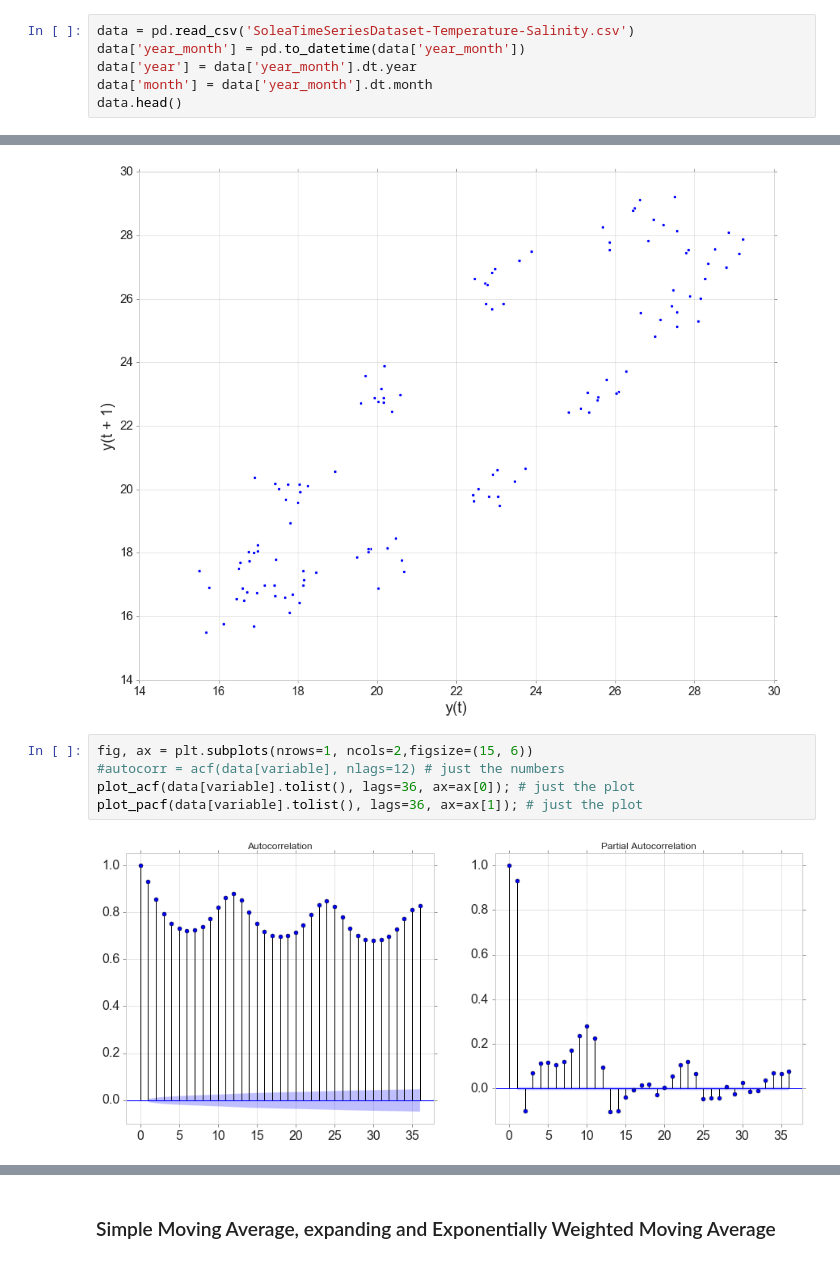
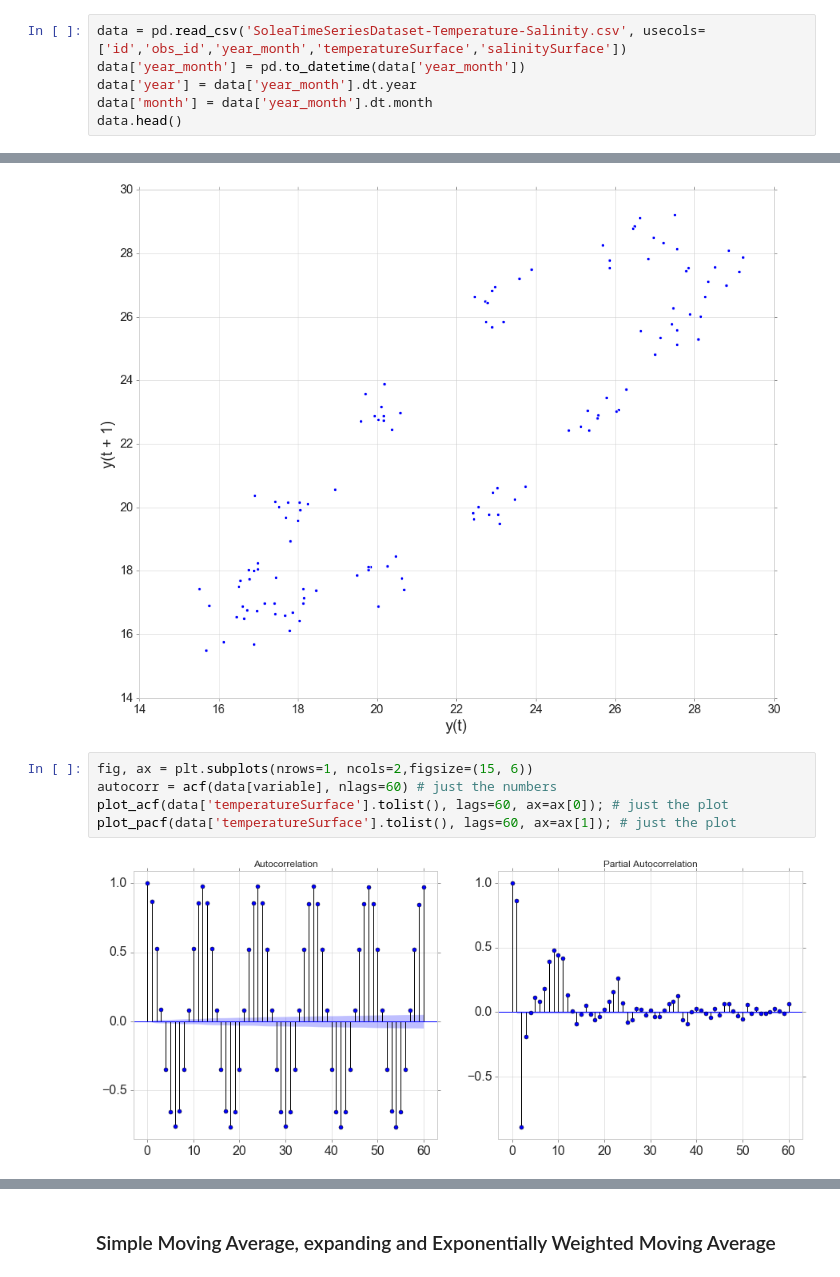
Before and after one commit to Deffro/Data-Science-Portfolio, a Jupyter notebook: Notebooks/Time Series Analysis and Forecasting/Time Series Analysis.ipynb, the cells around one changed output, grey strips where cells are left out. Drawn from its saved outputs; the diff is of its cells as text.

Commit message:
Updates after some months

```diff
--- a/Notebooks/Time Series Analysis and Forecasting/Time Series Analysis.ipynb
+++ b/Notebooks/Time Series Analysis and Forecasting/Time Series Analysis.ipynb
@@ -12,7 +12,7 @@ sns.set_style("whitegrid")
 plt.rc('xtick', labelsize=15)
 plt.rc('ytick', labelsize=15)
 # %%
-data = pd.read_csv('SoleaTimeSeriesDataset-Temperature-Salinity.csv')
+data = pd.read_csv('SoleaTimeSeriesDataset-Temperature-Salinity.csv', usecols=['id','obs_id','year_month','temperatureSurface','salinitySurface'])
 data['year_month'] = pd.to_datetime(data['year_month'])
 data['year'] = data['year_month'].dt.year
 data['month'] = data['year_month'].dt.month
@@ -229,11 +262,11 @@ lag_plot(data[data['obs_id']==2]['temperatureSurface']);
 [figure]
 # %%
 fig, ax = plt.subplots(nrows=1, ncols=2,figsize=(15, 6))
-#autocorr = acf(data[variable], nlags=12) # just the numbers
-plot_acf(data[variable].tolist(), lags=36, ax=ax[0]); # just the plot
-plot_pacf(data[variable].tolist(), lags=36, ax=ax[1]); # just the plot
+autocorr = acf(data[variable], nlags=60) # just the numbers
+plot_acf(data['temperatureSurface'].tolist(), lags=60, ax=ax[0]); # just the plot
+plot_pacf(data['temperatureSurface'].tolist(), lags=60, ax=ax[1]); # just the plot
 # %% [output]
-[figure, old version]
+[figure, new version]
 # %%
 autocorr
 # %% [output]
```
Also changed, not shown: parts of 12 cells of this notebook, 5 other files.
